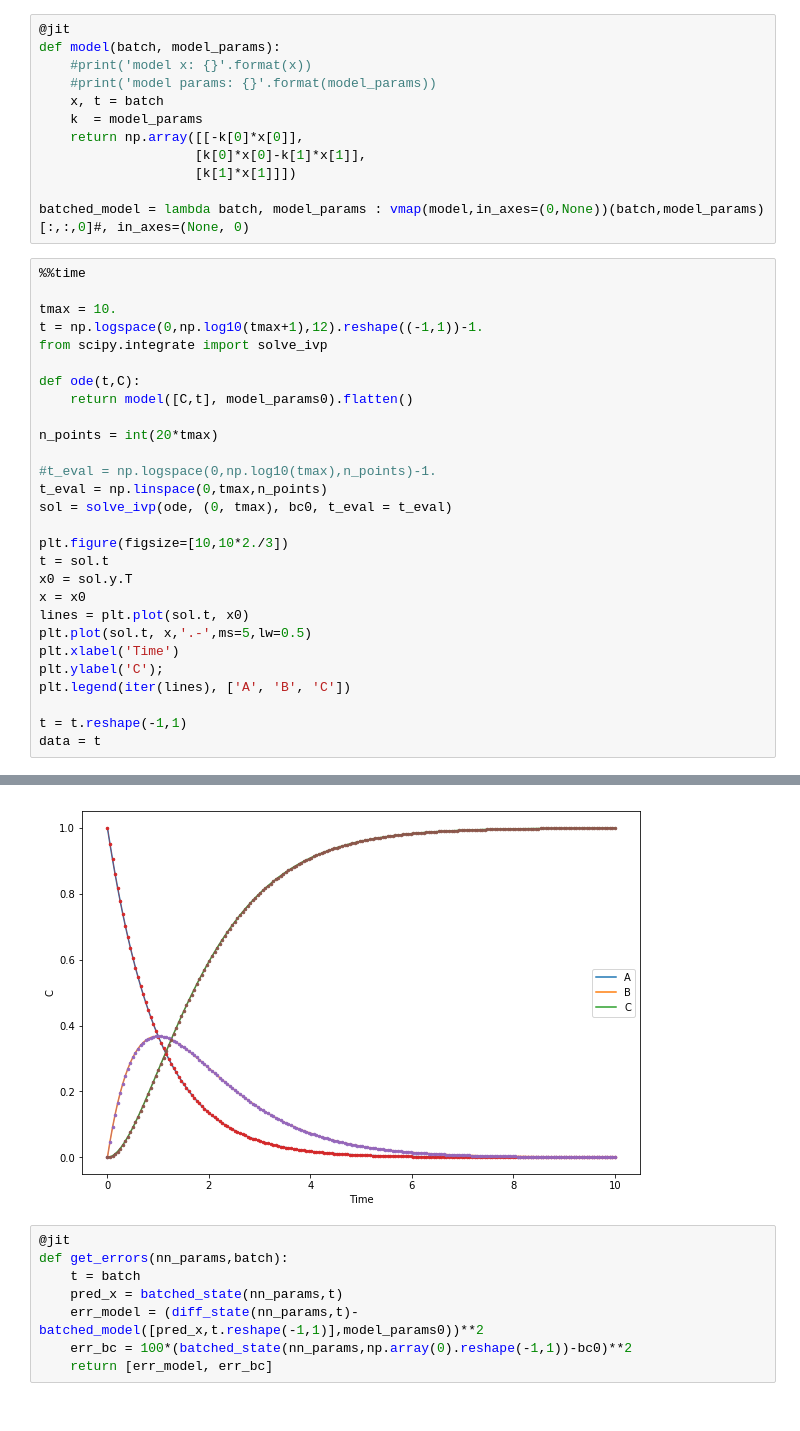
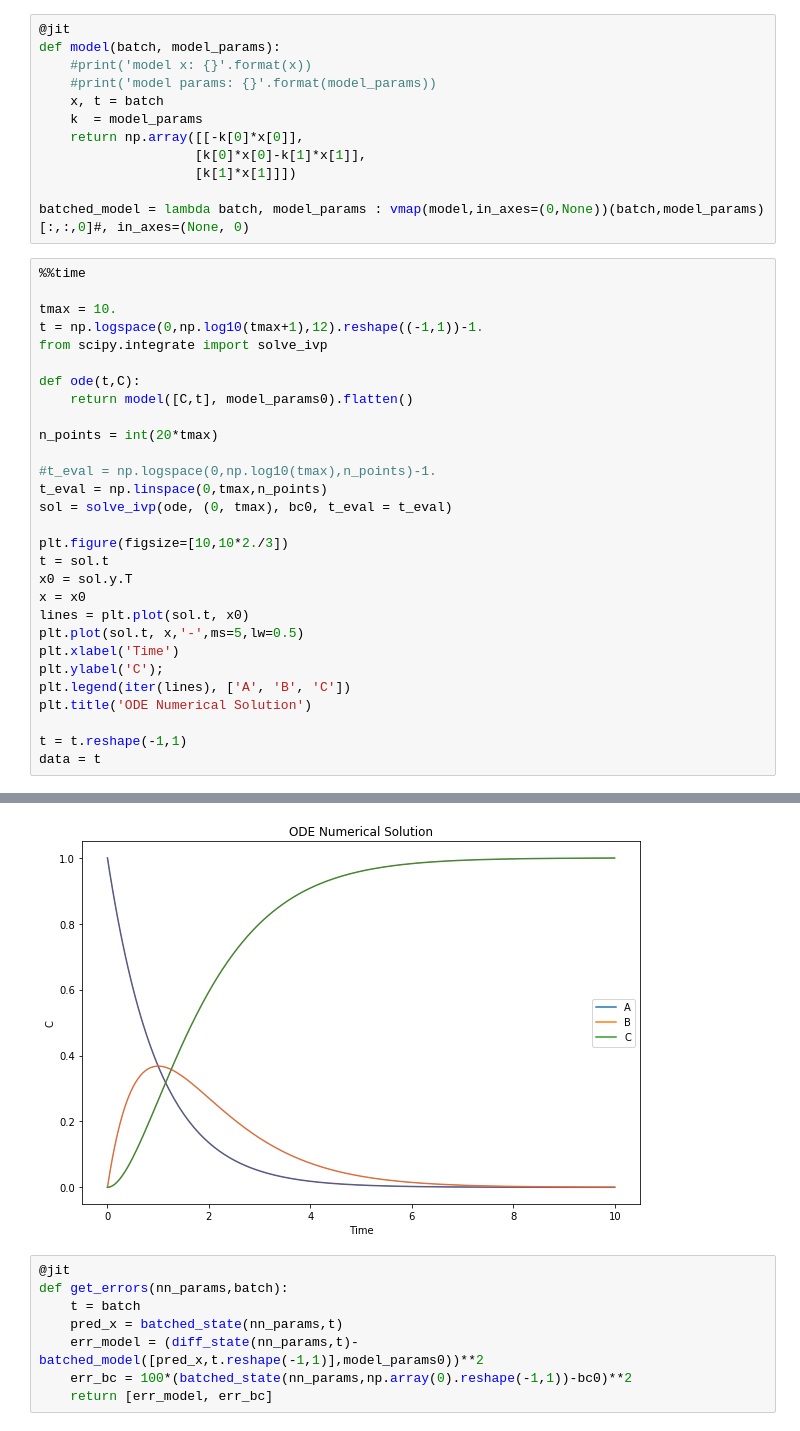
Before and after one commit to nicoleyghu/invANNPresentationFolder, a Jupyter notebook: invANNODE/basis/fwd_kitchin_ex.ipynb, the cells around one changed output, grey strips where cells are left out. Cells and saved outputs as stored; diff of their text form.

```diff
--- a/invANNODE/basis/fwd_kitchin_ex.ipynb
+++ b/invANNODE/basis/fwd_kitchin_ex.ipynb
@@ -113,10 +113,11 @@ t = sol.t
 x0 = sol.y.T
 x = x0
 lines = plt.plot(sol.t, x0)
-plt.plot(sol.t, x,'.-',ms=5,lw=0.5)
+plt.plot(sol.t, x,'-',ms=5,lw=0.5)
 plt.xlabel('Time')
 plt.ylabel('C');
 plt.legend(iter(lines), ['A', 'B', 'C'])
+plt.title('ODE Numerical Solution')
 
 t = t.reshape(-1,1)
 data = t
@@ -126,4 +127,4 @@ Wall time: 47.8 ms
-[figure, old version]
+[figure, new version]
 # %%
 @jit
 def get_errors(nn_params,batch):
```
Also changed, not shown: parts of 2 cells of this notebook.
